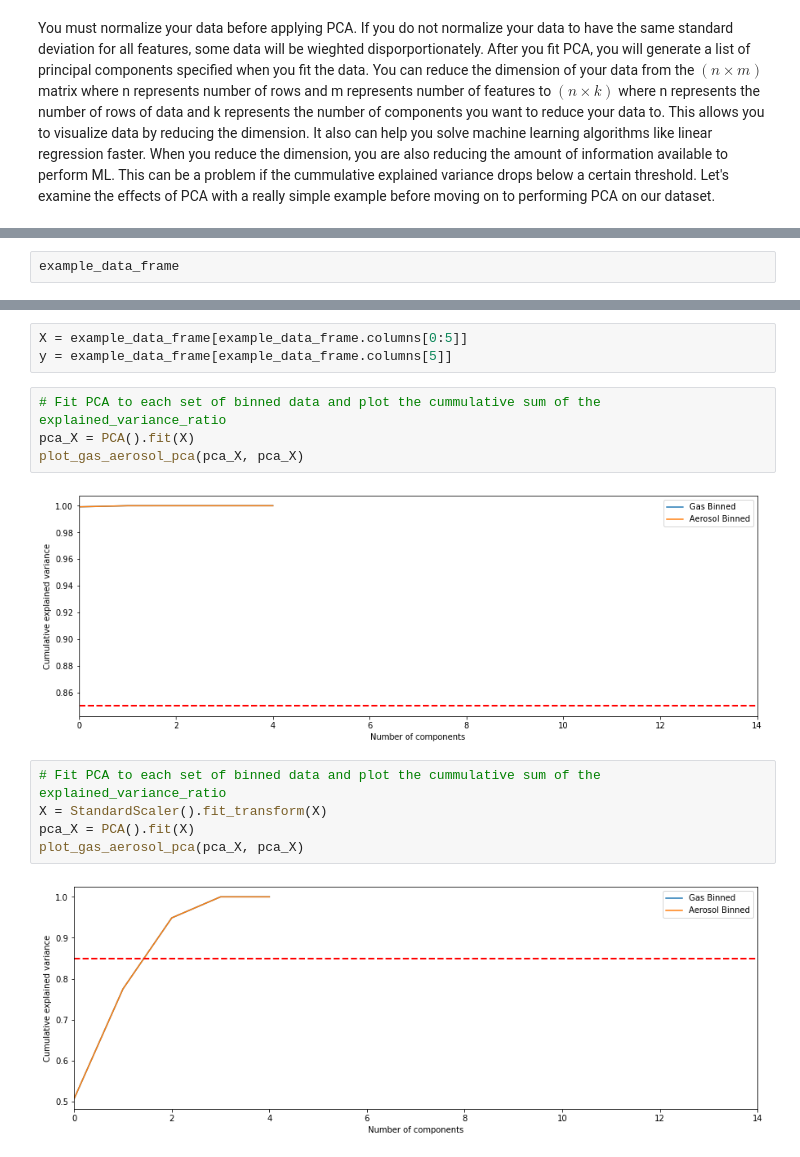
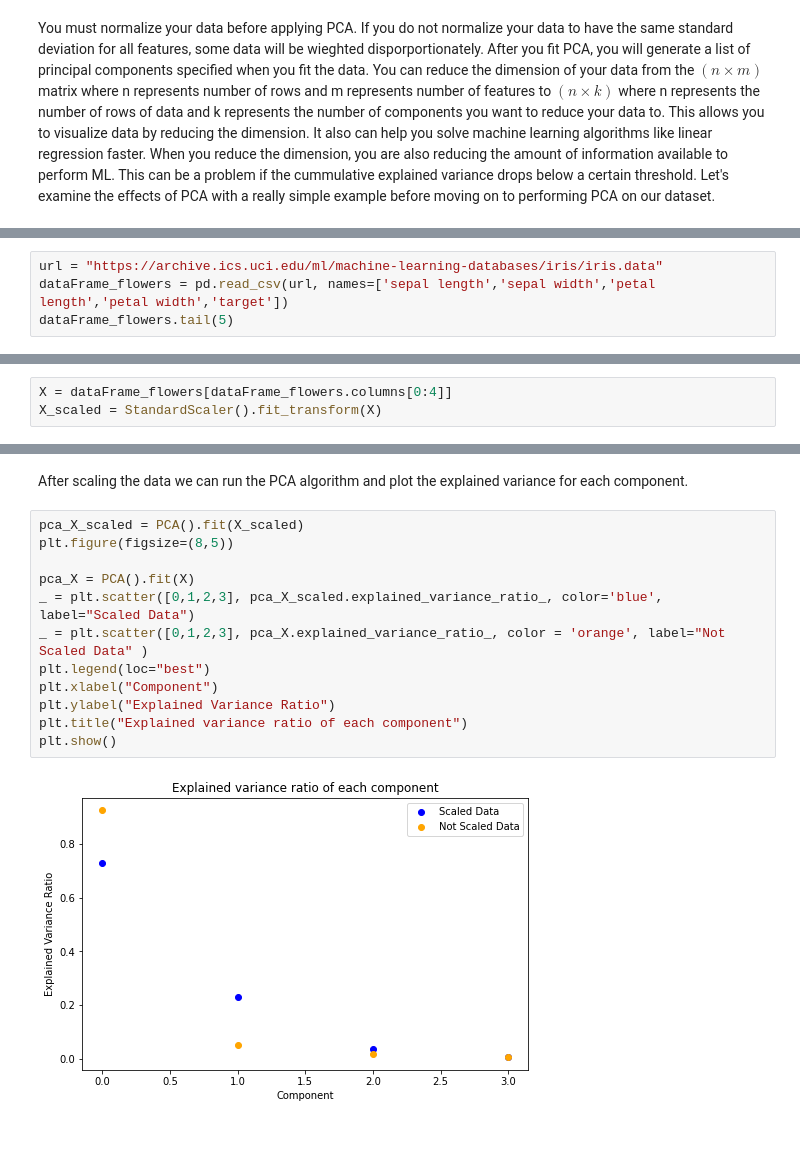
Before and after one commit to NCAR/ai4essportal, a Jupyter notebook: NB1_data_exploration.ipynb, the cells around one changed output, grey strips where cells are left out. Saved outputs shown, nothing was run; the diff lists cells and outputs as text.

```diff
--- a/NB1_data_exploration.ipynb
+++ b/NB1_data_exploration.ipynb
@@ -328,0 +291,4 @@ for column in data:
+# %%
+url = "https://archive.ics.uci.edu/ml/machine-learning-databases/iris/iris.data"
+dataFrame_flowers = pd.read_csv(url, names=['sepal length','sepal width','petal length','petal width','target'])
+dataFrame_flowers.tail(5)
@@ -329,2 +304,3 @@ for column in data:
 # %%
-example_data_frame
+X = dataFrame_flowers[dataFrame_flowers.columns[0:4]]
+X_scaled = StandardScaler().fit_transform(X)
@@ -338,16 +307,16 @@ example_data_frame
-# %%
-X = example_data_frame[example_data_frame.columns[0:5]]
-y = example_data_frame[example_data_frame.columns[5]]
-# %%
-# Fit PCA to each set of binned data and plot the cummulative sum of the explained_variance_ratio
-pca_X = PCA().fit(X)
-plot_gas_aerosol_pca(pca_X, pca_X)
-# %% [output]
-[figure, removed]
-# %%
-# Fit PCA to each set of binned data and plot the cummulative sum of the explained_variance_ratio
-X = StandardScaler().fit_transform(X)
-pca_X = PCA().fit(X)
-plot_gas_aerosol_pca(pca_X, pca_X)
-# %% [output]
-[figure, removed]
+# %% [markdown]
+After scaling the data we can run the PCA algorithm and plot the explained variance for each component.
+# %%
+pca_X_scaled = PCA().fit(X_scaled)
+plt.figure(figsize=(8,5))
+
+pca_X = PCA().fit(X)
+_ = plt.scatter([0,1,2,3], pca_X_scaled.explained_variance_ratio_, color='blue', label="Scaled Data")
+_ = plt.scatter([0,1,2,3], pca_X.explained_variance_ratio_, color = 'orange', label="Not Scaled Data" )
+plt.legend(loc="best")
+plt.xlabel("Component")
+plt.ylabel("Explained Variance Ratio")
+plt.title("Explained variance ratio of each component")
+plt.show()
+# %% [output]
+[figure, added]
```
Also changed, not shown: parts of 75 cells of this notebook, 1 other file.
